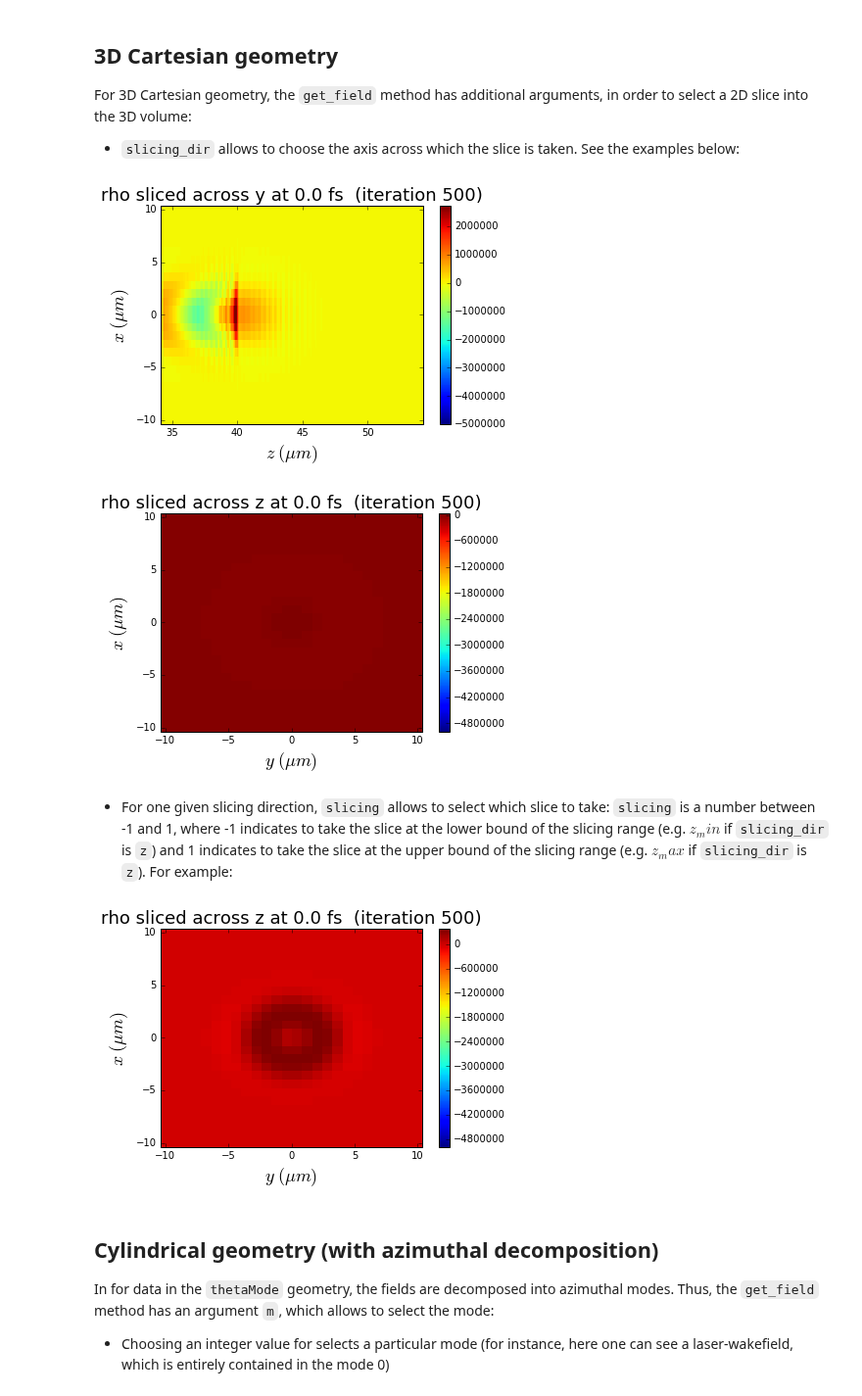
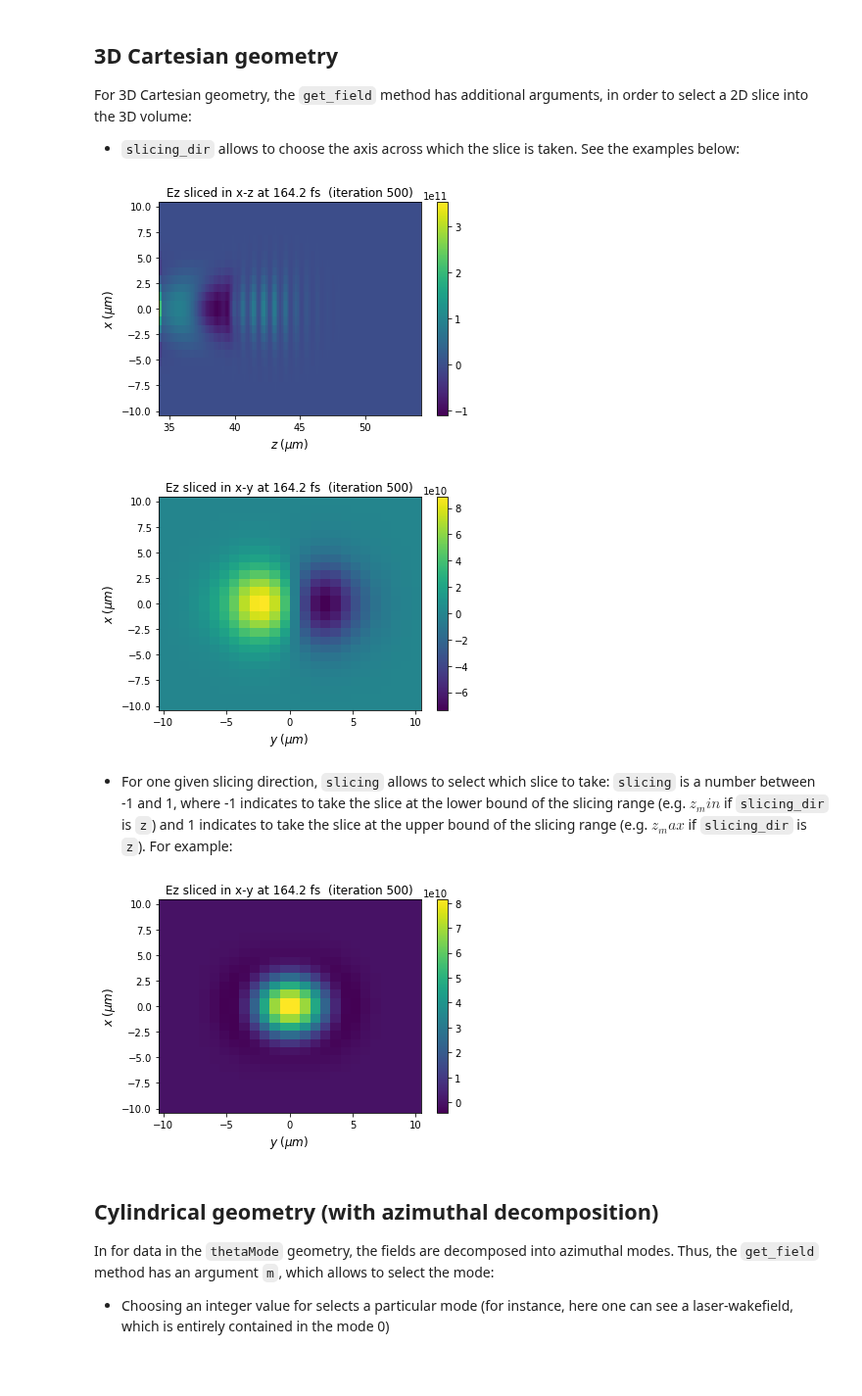
Before and after one commit to openPMD/openPMD-viewer, a Jupyter notebook: tutorials/2_Specific-field-geometries.ipynb, the cells around one changed output. Shown at 98% size. Drawn from its saved outputs; the diff is of its cells as text; code cells hidden in the pictures; blank space fills up the shorter version.

```diff
--- a/tutorials/2_Specific-field-geometries.ipynb
+++ b/tutorials/2_Specific-field-geometries.ipynb
@@ -51,24 +52,24 @@ For 3D Cartesian geometry, the `get_field` method has additional arguments, in o
 - `slicing_dir` allows to choose the axis across which the slice is taken. See the examples below:
 # %%
 # Slice across y (i.e. in a plane parallel to x-z)
-rho1, info_rho1 = ts_3d.get_field( field='rho', iteration=500, vmin=-5e6,
-                                             slicing_dir='y', plot=True )
+Ez1, info_Ez1 = ts_3d.get_field( field='E', coord='z', iteration=500,
+                                    slicing_dir='y', plot=True )
 # %% [output]
-[figure, old version]
+[figure, new version]
 # %%
 # Slice across z (i.e. in a plane parallel to x-y)
-rho2, info_rho2 = ts_3d.get_field( field='rho', iteration=500, vmin=-5e6,
-                                             slicing_dir='z', plot=True )
+Ez2, info_Ez2 = ts_3d.get_field( field='E', coord='z', iteration=500,
+                                    slicing_dir='z', plot=True )
 # %% [output]
-[figure, old version]
+[figure, new version]
 # %% [markdown]
 - For one given slicing direction, `slicing` allows to select which slice to take: `slicing` is a number between -1 and 1, where -1 indicates to take the slice at the lower bound of the slicing range (e.g. $z_min$ if `slicing_dir` is `z`) and 1 indicates to take the slice at the upper bound of the slicing range (e.g.  $z_max$ if `slicing_dir` is `z`). For example:
 # %%
 # Slice across z, very close to zmin.
-rho2, info_rho2 = ts_3d.get_field( field='rho', iteration=500, vmin=-5e6,
+Ez2, info_Ez2 = ts_3d.get_field( field='E', coord='z', iteration=500,
                                 slicing_dir='z', slicing=-0.9, plot=True )
 # %% [output]
-[figure, old version]
+[figure, new version]
 # %% [markdown]
 ## Cylindrical geometry (with azimuthal decomposition)
 
```
Also changed, not shown: parts of 4 cells of this notebook, 4 other files.
